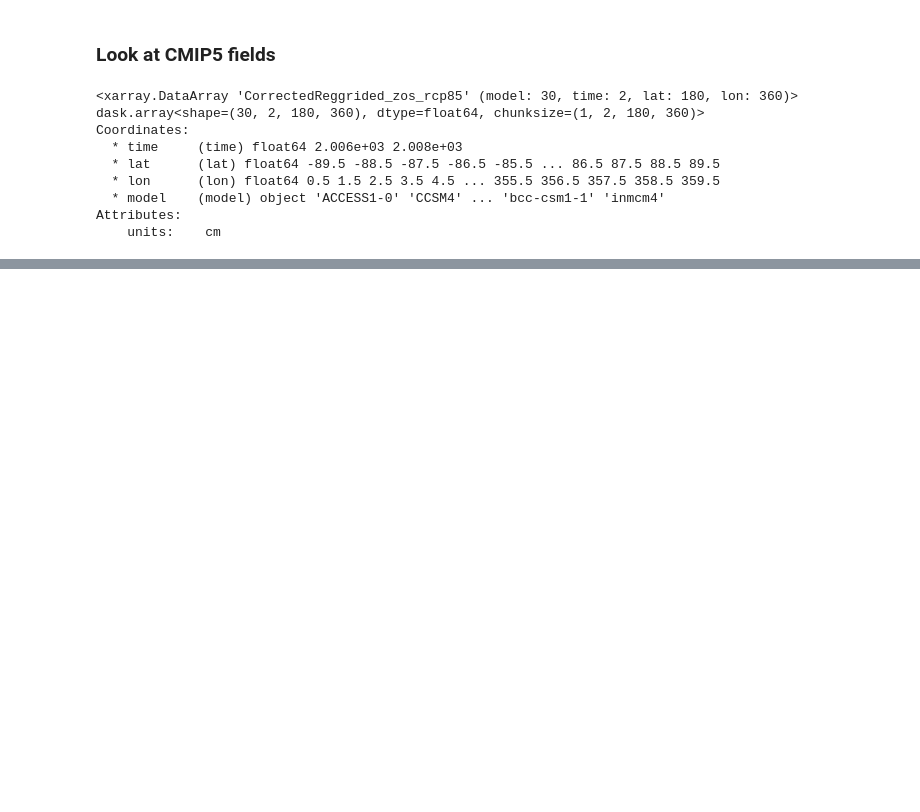
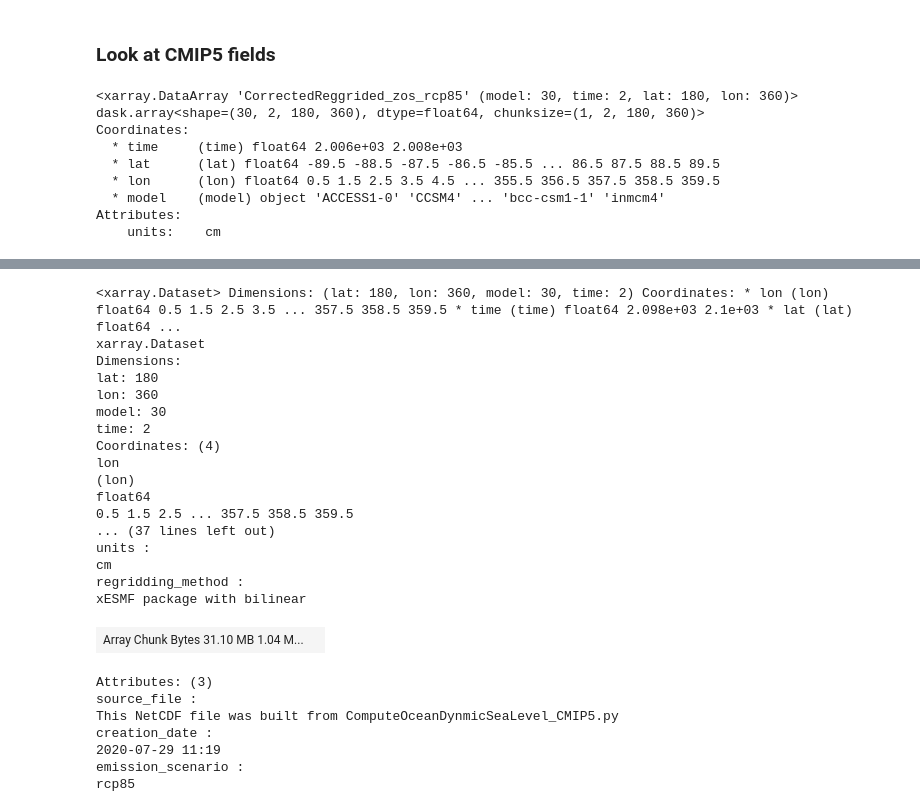
Before and after one commit to dlebars/CMIP_SeaLevel, a Jupyter notebook: notebooks/PlotZOS.ipynb, the cells around one changed output, grey strips where cells are left out. Saved outputs shown, nothing was run; the diff lists cells and outputs as text; code cells hidden in the pictures; blank space fills up the shorter version.

```diff
--- a/notebooks/PlotZOS.ipynb
+++ b/notebooks/PlotZOS.ipynb
@@ -55,0 +58,29 @@ fig.tight_layout()
+# %%
+cmip5_zos_2100 = xr.open_mfdataset(data_dir+'CMIP5_zos_rcp85_*_2098_2100.nc')
+cmip5_zos_2100
+# %% [output]
+<xarray.Dataset> Dimensions: (lat: 180, lon: 360, model: 30, time: 2) Coordinates: * lon (lon) float64 0.5 1.5 2.5 3.5 ... 357.5 358.5 359.5 * time (time) float64 2.098e+03 2.1e+03 * lat (lat) float64 ...
+xarray.Dataset
+Dimensions:
+lat: 180
+lon: 360
+model: 30
+time: 2
+Coordinates: (4)
+lon
+(lon)
+float64
+0.5 1.5 2.5 ... 357.5 358.5 359.5
+... (37 lines left out)
+units :
+cm
+regridding_method :
+xESMF package with bilinear
+| Array Chunk Bytes 31.10 MB 1.04 M... |  |
+Attributes: (3)
+source_file :
+This NetCDF file was built from ComputeOceanDynmicSeaLevel_CMIP5.py
+creation_date :
+2020-07-29 11:19
+emission_scenario :
+rcp85
```
Also changed, not shown: parts of 9 cells of this notebook, 1 other file.
